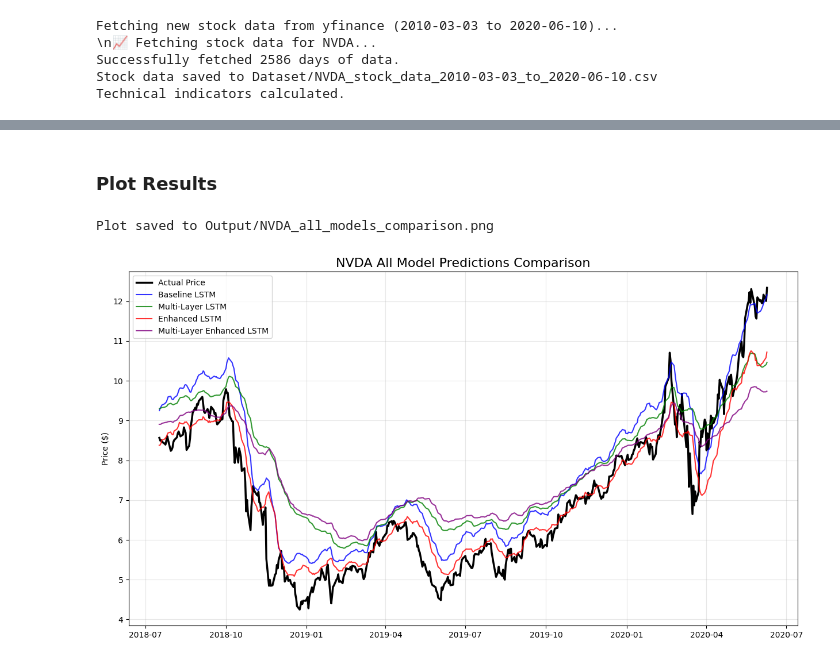
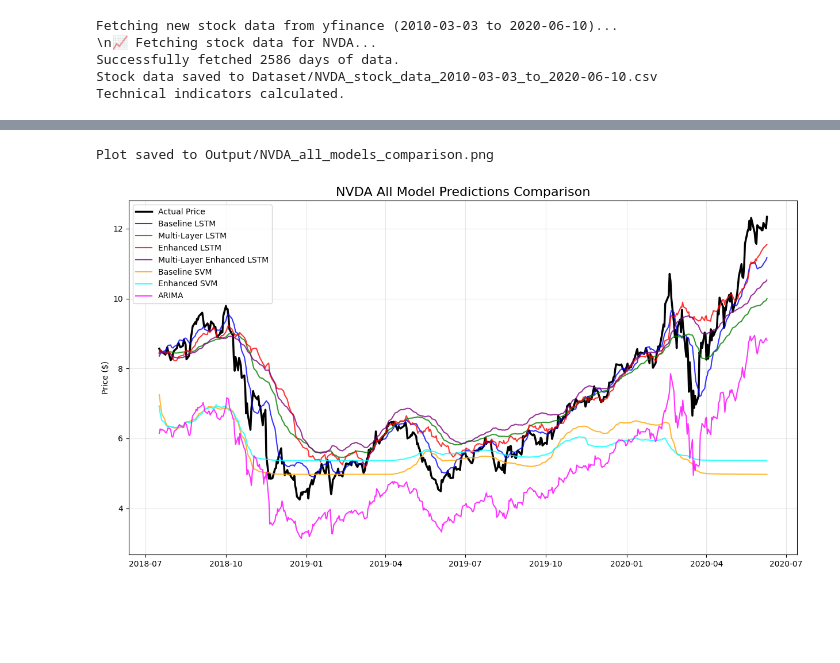
Before and after one commit to SandyCompetent/stock_market_analysis, a Jupyter notebook: main_analysis.ipynb, the cells around one changed output, grey strips where cells are left out. Cells and saved outputs as stored; diff of their text form; code cells hidden in the pictures; blank space fills up the shorter version.

Commit message:
feat: enhance stock price prediction by adding SVM and ARIMA models, update sequence length and batch size, and improve data loading with error handling

```diff
--- a/main_analysis.ipynb
+++ b/main_analysis.ipynb
@@ -383,0 +213,5 @@ Directional_Accuracy : Multi-Layer Enhanced LSTM (Score: 53.4591)
+# %%
+multi_enh_preds = multi_enhanced_model.predict(X_test_enh, verbose=0)
+multi_enh_preds_scaled = close_scaler_enh.inverse_transform(multi_enh_preds)
+multi_enhanced_metrics = ut.calculate_metrics(y_test_enh_scaled, multi_enh_preds_scaled, 'Multi-Layer Enhanced LSTM')
+ut.plot_model_results(multi_enhanced_history, y_test_enh_scaled, multi_enh_preds_scaled, test_dates_enh, cfg.STOCK_SYMBOL, 'Multi-Layer Enhanced LSTM')
@@ -383,0 +236,7 @@ Directional_Accuracy : Multi-Layer Enhanced LSTM (Score: 53.4591)
+# %%
+baseline_svm_model = mdl.build_and_train_svm(X_train_svm_tech, y_train_tech)
+base_svm_preds = baseline_svm_model.predict(X_test_svm_tech)
+
+base_svm_preds_scaled = close_scaler.inverse_transform(base_svm_preds.reshape(-1, 1))
+baseline_svm_metrics = ut.calculate_metrics(y_test_tech_scaled, base_svm_preds_scaled, 'Baseline SVM')
+ut.plot_non_keras_results(y_test_tech_scaled, base_svm_preds_scaled, test_dates_tech, cfg.STOCK_SYMBOL, 'Baseline SVM')
@@ -383,0 +274,23 @@ Directional_Accuracy : Multi-Layer Enhanced LSTM (Score: 53.4591)
+# %%
+print("\n--- Running ARIMA Model ---")
+# ARIMA works on the unscaled, 1D time series of the target variable
+close_prices = tech_data[cfg.BASELINE_TARGET]
+train_size = int(len(close_prices) * (1 - cfg.TEST_SIZE))
+train_arima, test_arima = close_prices[0:train_size], close_prices[train_size:]
+
+history = [x for x in train_arima]
+arima_predictions = []
+
+print(f"Performing rolling forecast for {len(test_arima)} steps...")
+for t in range(len(test_arima)):
+    model_arima = mdl.build_and_train_arima(history)
+    output = model_arima.forecast()
+    yhat = output[0]
+    arima_predictions.append(yhat)
+    obs = test_arima[t]
+    history.append(obs)
+
+arima_predictions_np = np.array(arima_predictions).reshape(-1, 1)
+y_test_arima_np = np.array(test_arima).reshape(-1, 1)
+arima_metrics = ut.calculate_metrics(y_test_arima_np, arima_predictions_np, 'ARIMA')
+ut.plot_non_keras_results(y_test_arima_np, arima_predictions_np, test_arima.index, cfg.STOCK_SYMBOL, 'ARIMA')
@@ -411,14 +404,16 @@ print(final_ranking[['Model', 'Total_Rank', 'RMSE', 'Directional_Accuracy']].res
-# %% [markdown]
-### Plot Results
 # %%
 plot_data = {
     'Actual': {'dates': test_dates_tech, 'values': y_test_tech_scaled},
     'Baseline LSTM': {'dates': test_dates_tech, 'values': base_preds_scaled},
     'Multi-Layer LSTM': {'dates': test_dates_tech, 'values': multi_preds_scaled},
     'Enhanced LSTM': {'dates': test_dates_enh, 'values': enh_preds_scaled},
-    'Multi-Layer Enhanced LSTM': {'dates': test_dates_enh, 'values': multi_enh_preds_scaled}
+    'Multi-Layer Enhanced LSTM': {'dates': test_dates_enh, 'values': multi_enh_preds_scaled},
+    'Baseline SVM': {'dates': test_dates_tech, 'values': base_svm_preds_scaled},
+    'Enhanced SVM': {'dates': test_dates_enh, 'values': enh_svm_preds_scaled},
+    'ARIMA': {'dates': test_arima.index, 'values': arima_predictions_np}
 }
+
 ut.plot_final_comparison(plot_data, cfg.STOCK_SYMBOL)
 # %% [output]
 Plot saved to Output/NVDA_all_models_comparison.png
-[figure, old version]
+[figure, new version]
```
Also changed, not shown: parts of 45 cells of this notebook, 7 other files.
